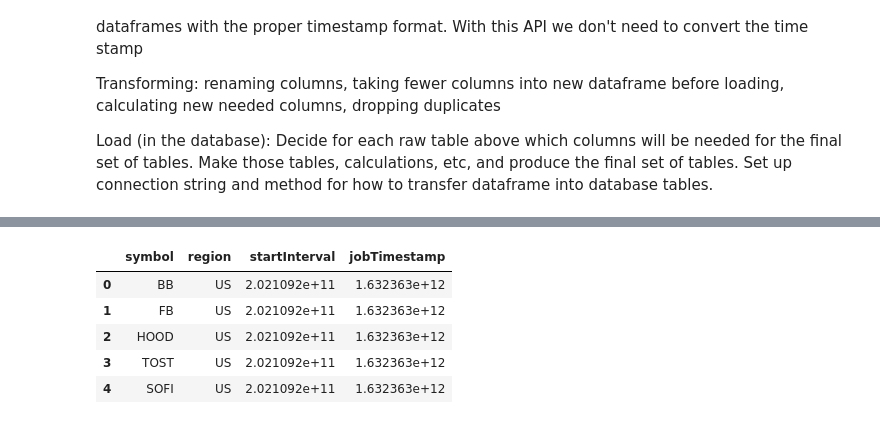
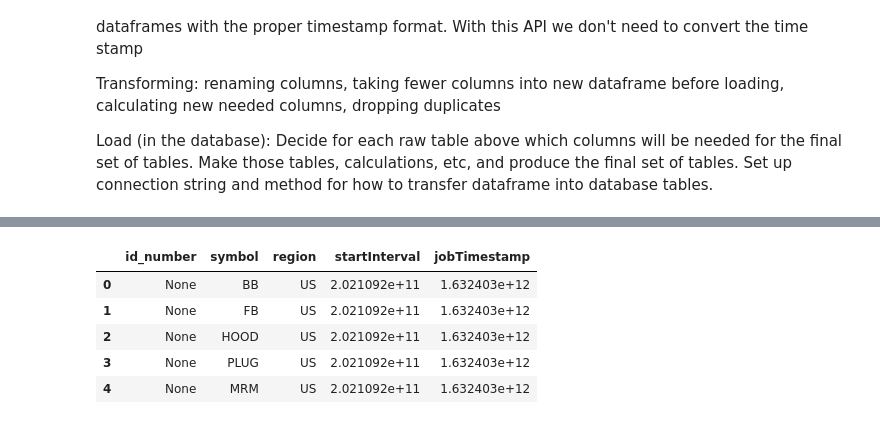
Before and after one commit to V-Villagomez/ETL-Stock-Trends, a Jupyter notebook: Notebooks/project2_yahoofinance.ipynb, the cells around one changed output, grey strips where cells are left out. Saved outputs shown, nothing was run; the diff lists cells and outputs as text; code cells hidden in the pictures.

```diff
--- a/Notebooks/project2_yahoofinance.ipynb
+++ b/Notebooks/project2_yahoofinance.ipynb
@@ -370,11 +342,11 @@ stock_info_df.to_sql(name='stock_info', con=engine, if_exists='append', index=Fa
 # %%
-# Verify that there is data in the SQL tables
-pd.read_sql_query('select * from financial_trends', con=engine).head()
+# Verify that there is data in finance_trends
+pd.read_sql_query('select * from finance_trends', con=engine).head()
 # %% [output]
-|  | symbol | region | startInterval | jobTimestamp |
-| 0 | BB | US | 2.021092e+11 | 1.632363e+12 |
-| 1 | FB | US | 2.021092e+11 | 1.632363e+12 |
-| 2 | HOOD | US | 2.021092e+11 | 1.632363e+12 |
-| 3 | TOST | US | 2.021092e+11 | 1.632363e+12 |
-| 4 | SOFI | US | 2.021092e+11 | 1.632363e+12 |
+|  | id_number | symbol | region | startInterval | jobTimestamp |
+| 0 | None | BB | US | 2.021092e+11 | 1.632403e+12 |
+| 1 | None | FB | US | 2.021092e+11 | 1.632403e+12 |
+| 2 | None | HOOD | US | 2.021092e+11 | 1.632403e+12 |
+| 3 | None | PLUG | US | 2.021092e+11 | 1.632403e+12 |
+| 4 | None | MRM | US | 2.021092e+11 | 1.632403e+12 |
 # %%
```
Also changed, not shown: parts of 29 cells of this notebook.
